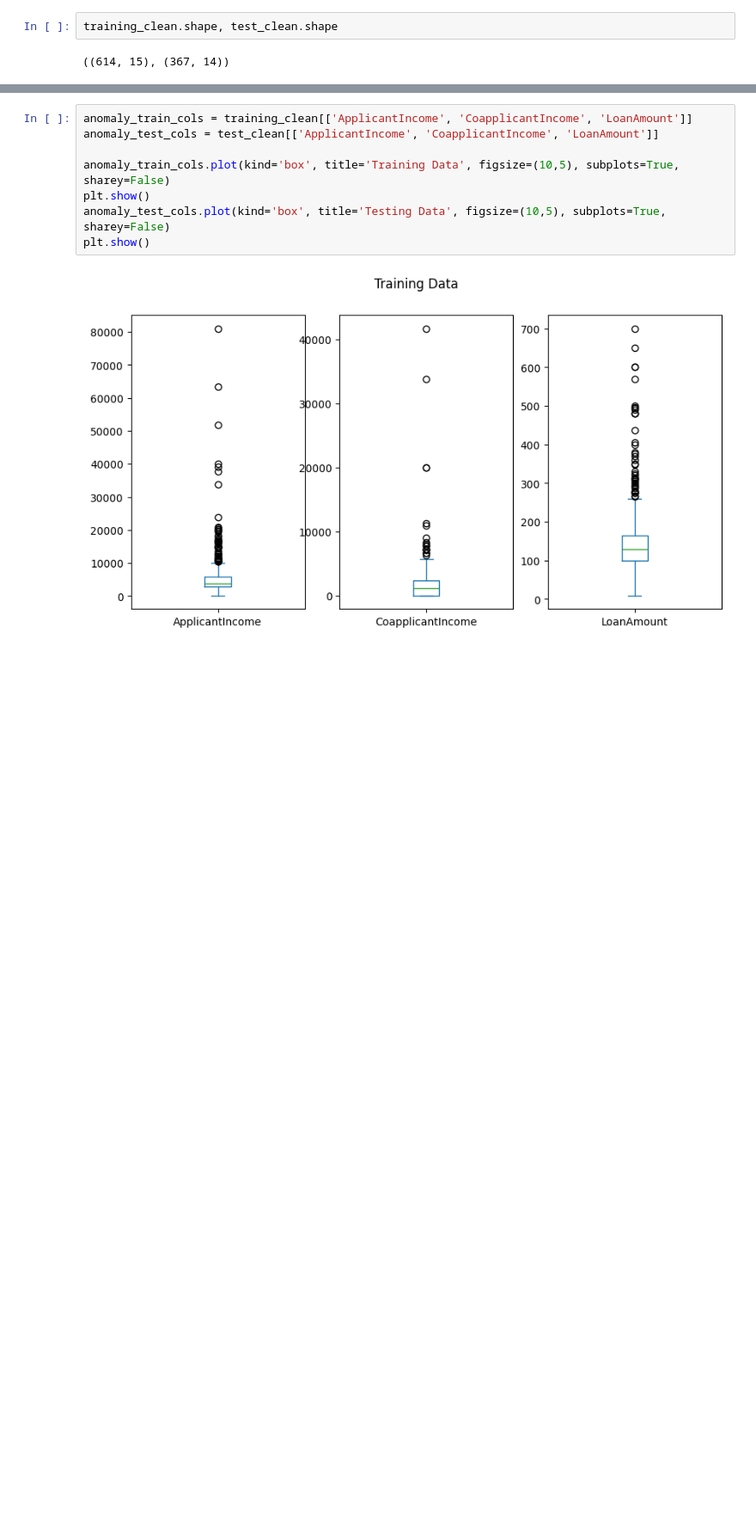
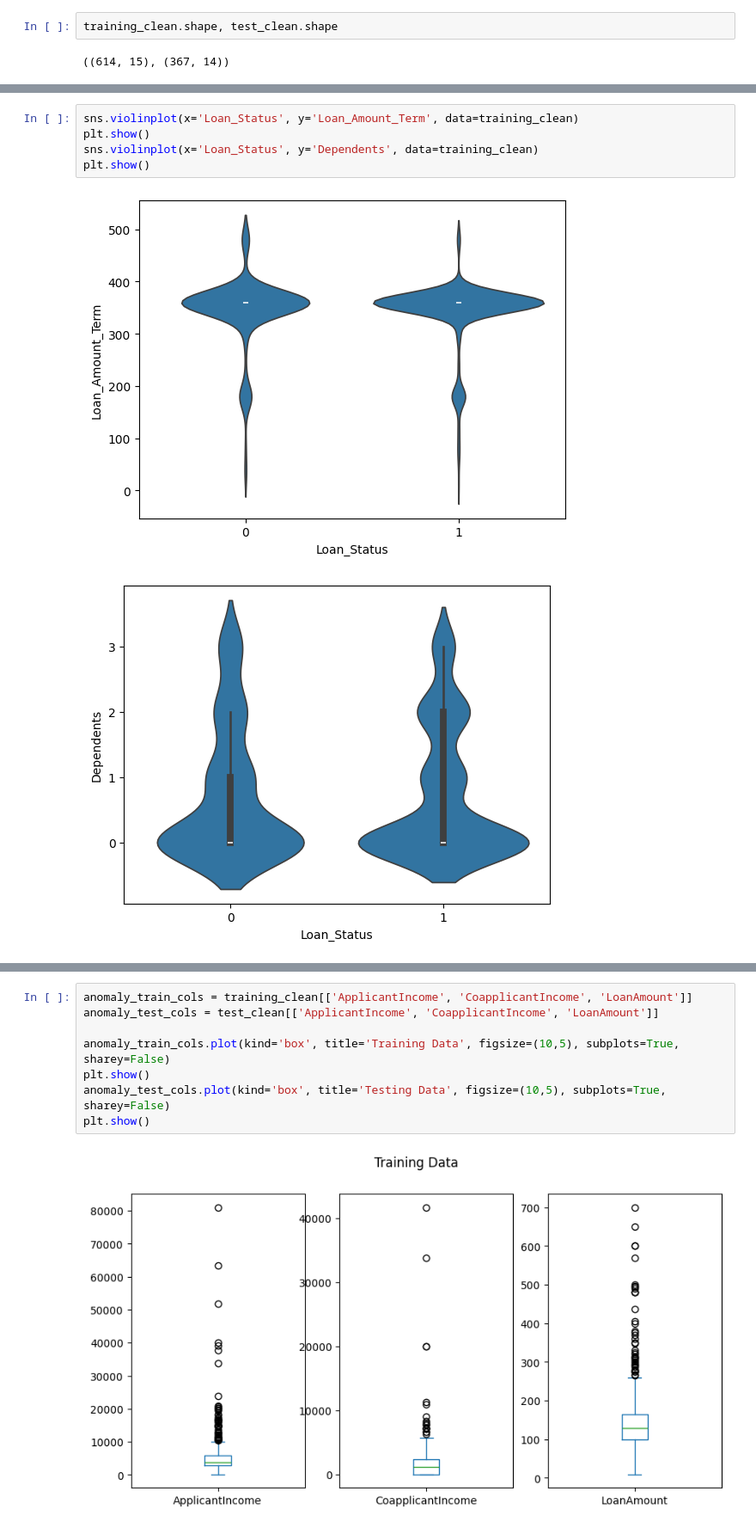
Before and after one commit to Mia-NK/Intro-to-Data-Science-DTSC-3010---Final-Project-Home-Loan-Approval-Prediction, a Jupyter notebook: 3010_final_project.ipynb, the cells around one changed output, grey strips where cells are left out. Shown at 86% size. Drawn from its saved outputs; the diff is of its cells as text; blank space fills up the shorter version.

```diff
--- a/3010_final_project.ipynb
+++ b/3010_final_project.ipynb
@@ -450,0 +467,8 @@ training_clean.shape, test_clean.shape
+# %%
+sns.violinplot(x='Loan_Status', y='Loan_Amount_Term', data=training_clean)
+plt.show()
+sns.violinplot(x='Loan_Status', y='Dependents', data=training_clean)
+plt.show()
+# %% [output]
+[figure, added]
+[figure, added]
```
Also changed, not shown: parts of 35 cells of this notebook.
